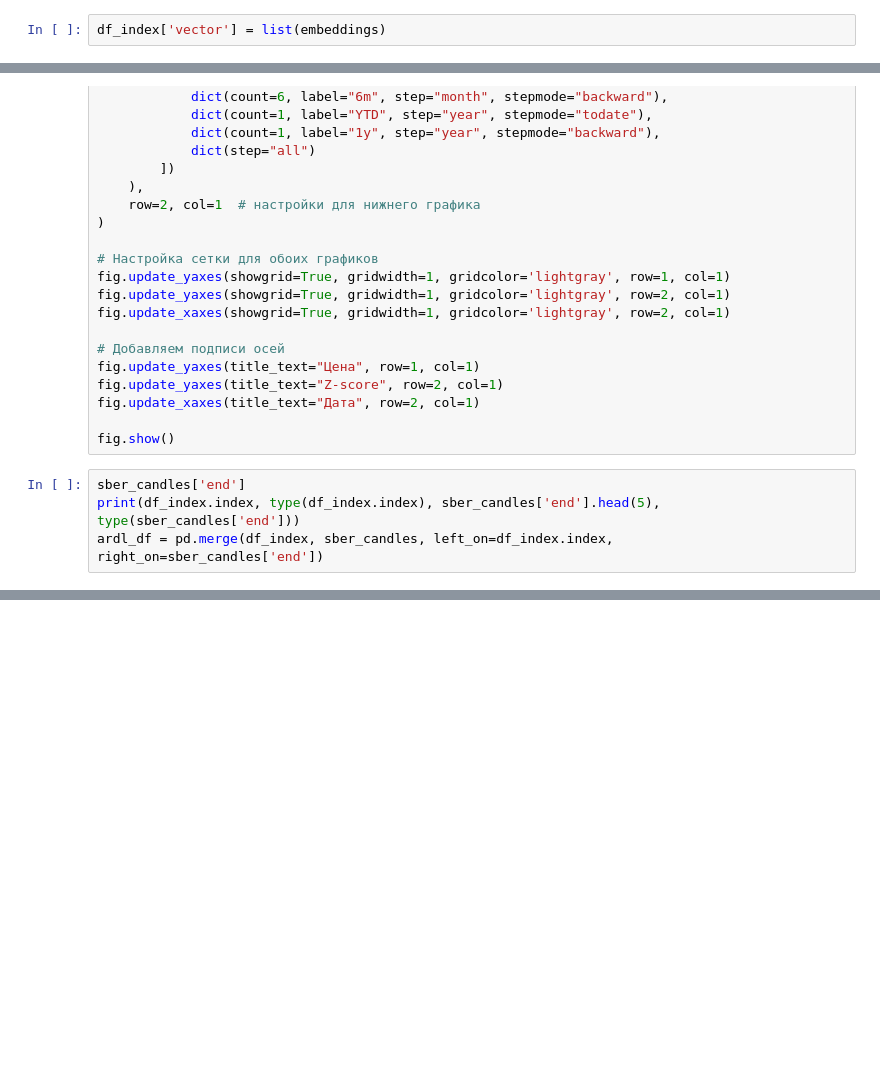
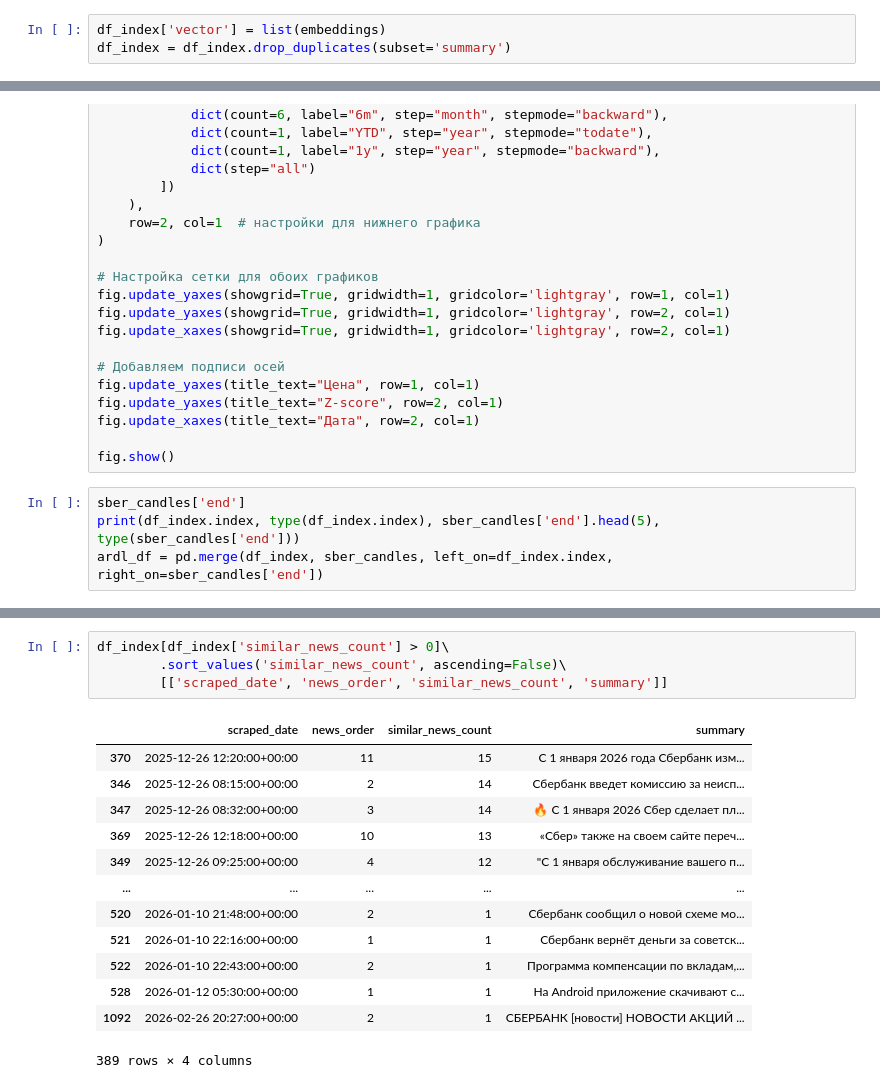
Before and after one commit to dmitriyjopov/OptionsNewsIndicator, a Jupyter notebook: news_indicator_microsoft.ipynb, the cells around one changed output, grey strips where cells are left out. Saved outputs shown, nothing was run; the diff lists cells and outputs as text; blank space fills up the shorter version.

Commit message:
добавил быстрый поиск похожих статей через cosinde similarity FAISS

```diff
--- a/news_indicator_microsoft.ipynb
+++ b/news_indicator_microsoft.ipynb
@@ -299,3 +299,4 @@ df_index
 1304 rows × 13 columns
 # %%
 df_index['vector'] = list(embeddings)
+df_index = df_index.drop_duplicates(subset='summary')
@@ -890,0 +813,18 @@ else:
+# %%
+df_index[df_index['similar_news_count'] > 0]\
+        .sort_values('similar_news_count', ascending=False)\
+        [['scraped_date', 'news_order', 'similar_news_count', 'summary']]
+# %% [output]
+|  | scraped_date | news_order | similar_news_count | summary |
+| 370 | 2025-12-26 12:20:00+00:00 | 11 | 15 | С 1 января 2026 года Сбербанк изм... |
+| 346 | 2025-12-26 08:15:00+00:00 | 2 | 14 | Сбербанк введет комиссию за неисп... |
+| 347 | 2025-12-26 08:32:00+00:00 | 3 | 14 | 🔥 С 1 января 2026 Сбер сделает пл... |
+| 369 | 2025-12-26 12:18:00+00:00 | 10 | 13 | «Сбер» также на своем сайте переч... |
+| 349 | 2025-12-26 09:25:00+00:00 | 4 | 12 | "С 1 января обслуживание вашего п... |
+| ... | ... | ... | ... | ... |
+| 520 | 2026-01-10 21:48:00+00:00 | 2 | 1 | Сбербанк сообщил о новой схеме мо... |
+| 521 | 2026-01-10 22:16:00+00:00 | 1 | 1 | Сбербанк вернёт деньги за советск... |
+| 522 | 2026-01-10 22:43:00+00:00 | 2 | 1 | Программа компенсации по вкладам,... |
+| 528 | 2026-01-12 05:30:00+00:00 | 1 | 1 | На Android приложение скачивают с... |
+| 1092 | 2026-02-26 20:27:00+00:00 | 2 | 1 | СБЕРБАНК [новости] НОВОСТИ АКЦИЙ ... |
+389 rows × 4 columns
```
Also changed, not shown: parts of 9 cells of this notebook.
